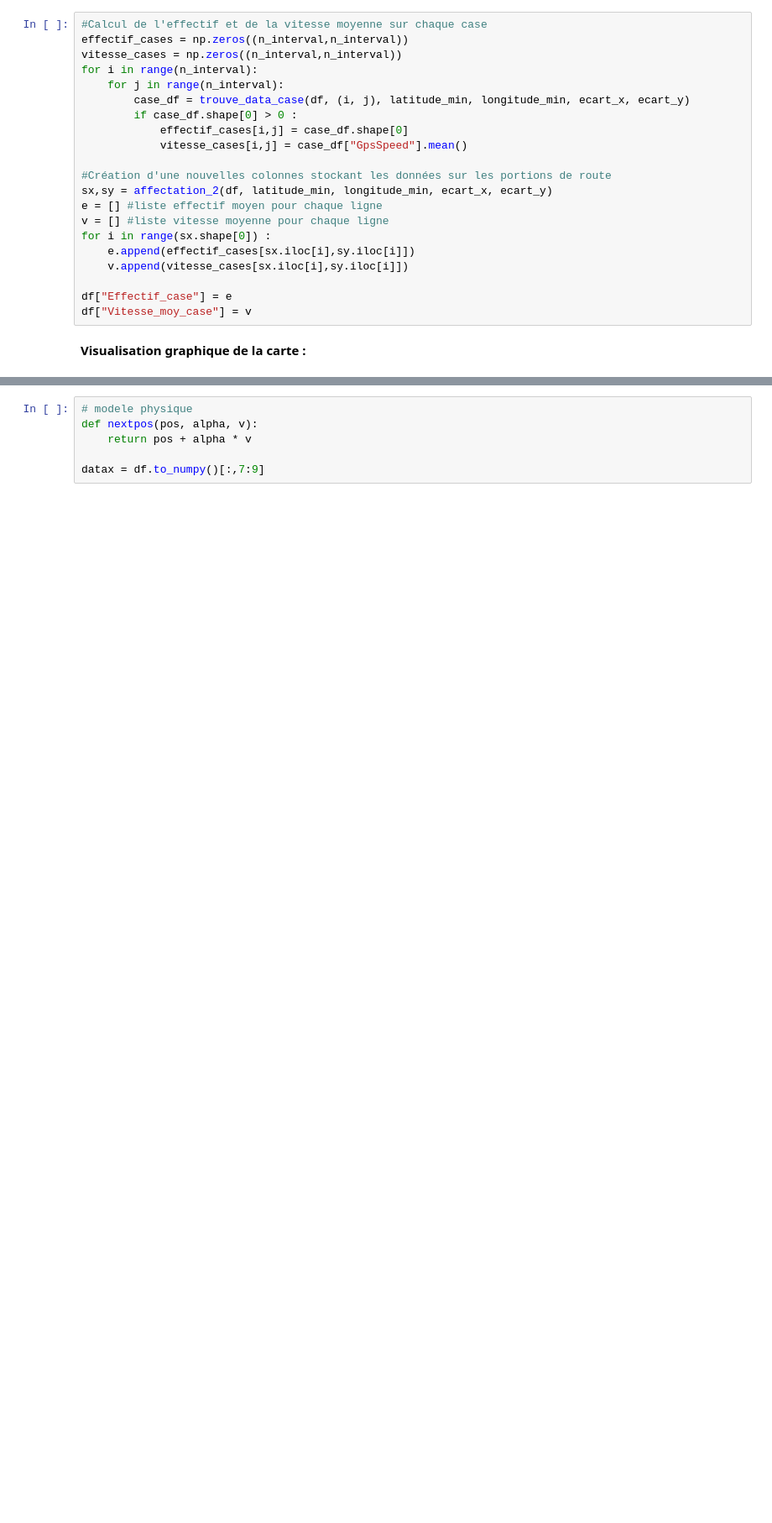
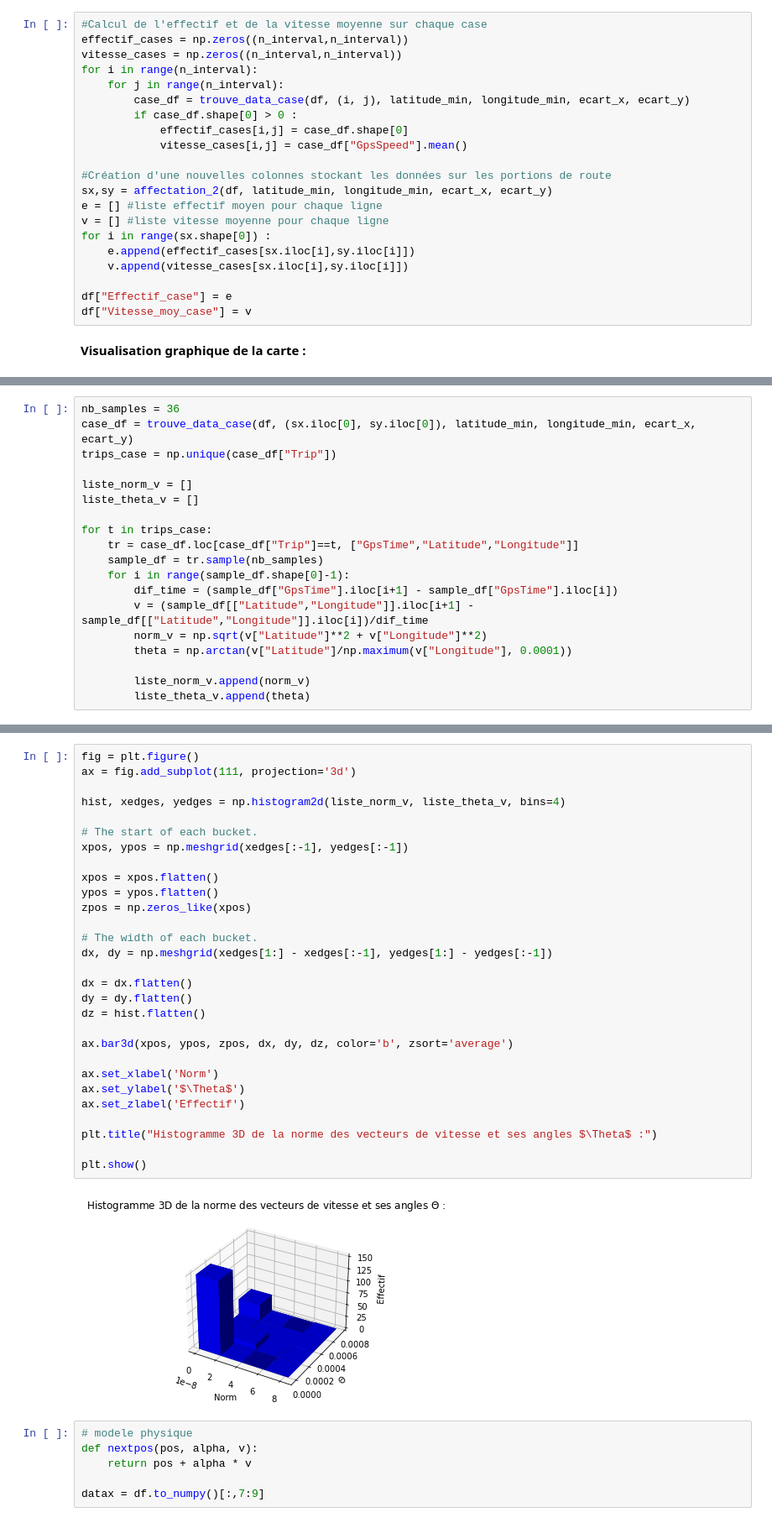
Before and after one commit to FZYUAN-1/pldac_interpolation, a Jupyter notebook: PLDAC PROJET GPS.ipynb, the cells around one changed output, grey strips where cells are left out. Shown at 84% size. Cells and saved outputs as stored; diff of their text form; blank space fills up the shorter version.

```diff
--- a/PLDAC PROJET GPS.ipynb
+++ b/PLDAC PROJET GPS.ipynb
@@ -376,0 +379,19 @@ plt.show()
+# %%
+nb_samples = 36
+case_df = trouve_data_case(df, (sx.iloc[0], sy.iloc[0]), latitude_min, longitude_min, ecart_x, ecart_y)
+trips_case = np.unique(case_df["Trip"])
+
+liste_norm_v = []
+liste_theta_v = []
+
+for t in trips_case:
+    tr = case_df.loc[case_df["Trip"]==t, ["GpsTime","Latitude","Longitude"]]
+    sample_df = tr.sample(nb_samples)
+    for i in range(sample_df.shape[0]-1):
+        dif_time = (sample_df["GpsTime"].iloc[i+1] - sample_df["GpsTime"].iloc[i])
+        v = (sample_df[["Latitude","Longitude"]].iloc[i+1] - sample_df[["Latitude","Longitude"]].iloc[i])/dif_time
+        norm_v = np.sqrt(v["Latitude"]**2 + v["Longitude"]**2)
+        theta = np.arctan(v["Latitude"]/np.maximum(v["Longitude"], 0.0001))
+
+        liste_norm_v.append(norm_v)
+        liste_theta_v.append(theta)
@@ -377,3 +400,34 @@ plt.show()
+# %%
+fig = plt.figure()
+ax = fig.add_subplot(111, projection='3d')
+
+hist, xedges, yedges = np.histogram2d(liste_norm_v, liste_theta_v, bins=4)
+
+# The start of each bucket.
+xpos, ypos = np.meshgrid(xedges[:-1], yedges[:-1])
+
+xpos = xpos.flatten()
+ypos = ypos.flatten()
+zpos = np.zeros_like(xpos)
+
+# The width of each bucket.
+dx, dy = np.meshgrid(xedges[1:] - xedges[:-1], yedges[1:] - yedges[:-1])
+
+dx = dx.flatten()
+dy = dy.flatten()
+dz = hist.flatten()
+
+ax.bar3d(xpos, ypos, zpos, dx, dy, dz, color='b', zsort='average')
+
+ax.set_xlabel('Norm')
+ax.set_ylabel('$\Theta$')
+ax.set_zlabel('Effectif')
+
+plt.title("Histogramme 3D de la norme des vecteurs de vitesse et ses angles $\Theta$ :")
+
+plt.show()
+# %% [output]
+[figure, added]
 # %%
 # modele physique
 def nextpos(pos, alpha, v):
```
Also changed, not shown: parts of 6 cells of this notebook.
